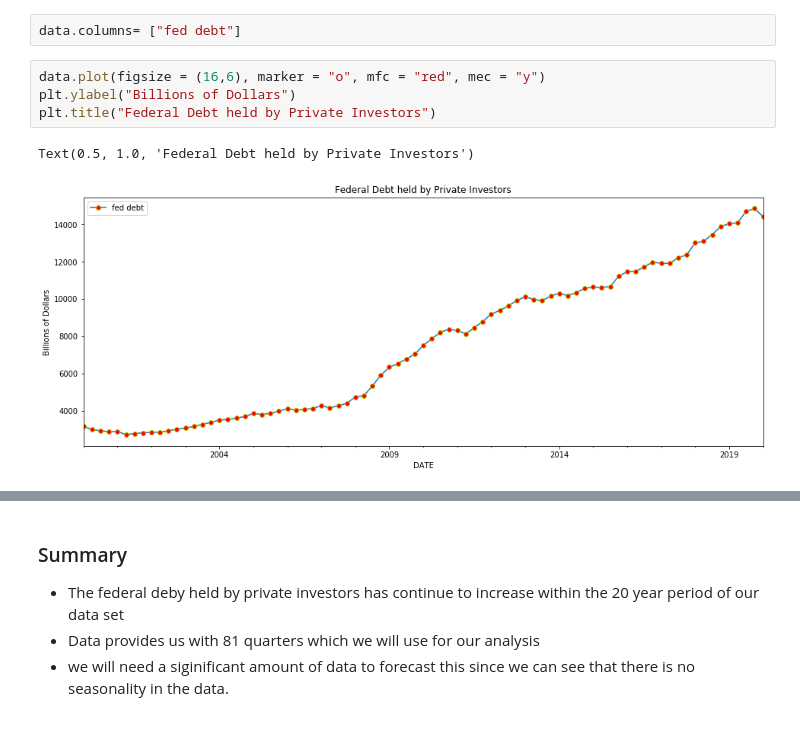
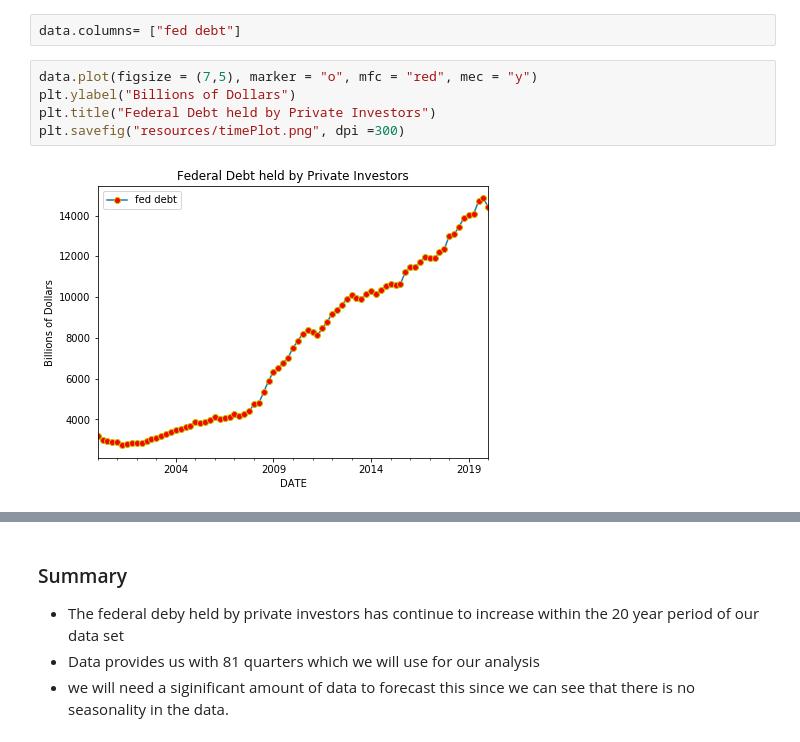
Before and after one commit to Berkat0789/Portfolio, a Jupyter notebook: Economics/Federal Debt Held By Private Investors/Forecasting Federal Debt held by private Investors.ipynb, the cells around one changed output, grey strips where cells are left out. Drawn from its saved outputs; the diff is of its cells as text.

Commit message:
Forcasting federal deby held by provate investors

```diff
--- a/Economics/Federal Debt Held By Private Investors/Forecasting Federal Debt held by private Investors.ipynb
+++ b/Economics/Federal Debt Held By Private Investors/Forecasting Federal Debt held by private Investors.ipynb
@@ -17,12 +18,12 @@ data = pd.read_csv("resources/fedDebtheldPrivateInvestors.csv", parse_dates=True
 # %%
 data.columns= ["fed debt"]
 # %%
-data.plot(figsize = (16,6), marker = "o", mfc = "red", mec = "y")
+data.plot(figsize = (7,5), marker = "o", mfc = "red", mec = "y")
 plt.ylabel("Billions of Dollars")
 plt.title("Federal Debt held by Private Investors")
+plt.savefig("resources/timePlot.png", dpi =300)
 # %% [output]
-Text(0.5, 1.0, 'Federal Debt held by Private Investors')
-[figure, old version]
+[figure, new version]
 # %%
 data.info()
 # %% [output]
```
Also changed, not shown: parts of 17 cells of this notebook, 2 other files.
